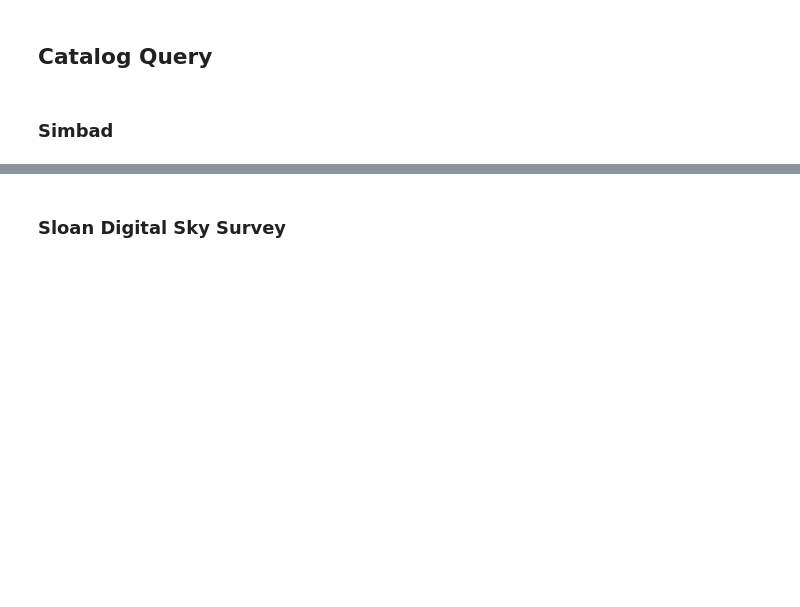
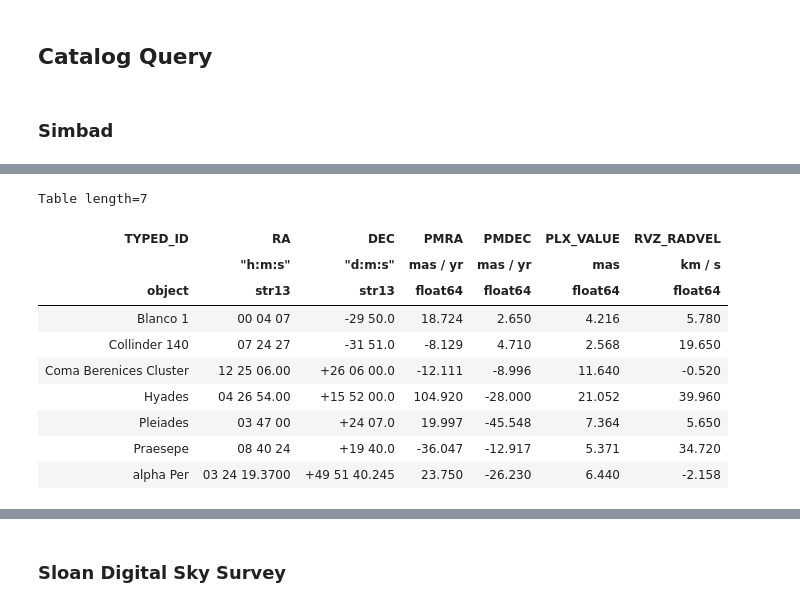
Before and after one commit to Dishwasha/cas-tau, a Jupyter notebook: AstropyTutorial.ipynb, the cells around one changed output, grey strips where cells are left out. Saved outputs shown, nothing was run; the diff lists cells and outputs as text; code cells hidden in the pictures; blank space fills up the shorter version.

Commit message:
Simbad query

```diff
--- a/AstropyTutorial.ipynb
+++ b/AstropyTutorial.ipynb
@@ -407,0 +410,17 @@ pleiades.galactic
+# %%
+clusters = ['Blanco 1',
+ 'Collinder 140',
+ 'Coma Berenices Cluster',
+ 'Hyades',
+ 'Pleiades',
+ 'Praesepe',
+ 'alpha Per']
+# %%
+# customize the query so that it returns parallax and proper motion measurements
+#Need the Simbad module from Astroquery
+from astroquery.simbad import Simbad
+from astropy.time import Time
+
+mySimbad = Simbad()
+mySimbad.add_votable_fields('parallax', 'pm','velocity','typed_id')
+mySimbad.get_votable_fields()
@@ -407,0 +429,3 @@ pleiades.galactic
+# %%
+#from astropy.table import Table, vstack
+res_table = vstack([mySimbad.query_object(c) for c in clusters],join_type='exact')
@@ -407,0 +434,14 @@ pleiades.galactic
+# %%
+res_table[['TYPED_ID','RA', 'DEC','PMRA','PMDEC','PLX_VALUE','RVZ_RADVEL']]
+# %% [output]
+Table length=7
+| TYPED_ID | RA | DEC | PMRA | PMDEC | PLX_VALUE | RVZ_RADVEL |
+|  | "h:m:s" | "d:m:s" | mas / yr | mas / yr | mas | km / s |
+| object | str13 | str13 | float64 | float64 | float64 | float64 |
+| Blanco 1 | 00 04 07 | -29 50.0 | 18.724 | 2.650 | 4.216 | 5.780 |
+| Collinder 140 | 07 24 27 | -31 51.0 | -8.129 | 4.710 | 2.568 | 19.650 |
+| Coma Berenices Cluster | 12 25 06.00 | +26 06 00.0 | -12.111 | -8.996 | 11.640 | -0.520 |
+| Hyades | 04 26 54.00 | +15 52 00.0 | 104.920 | -28.000 | 21.052 | 39.960 |
+| Pleiades | 03 47 00 | +24 07.0 | 19.997 | -45.548 | 7.364 | 5.650 |
+| Praesepe | 08 40 24 | +19 40.0 | -36.047 | -12.917 | 5.371 | 34.720 |
+| alpha Per | 03 24 19.3700 | +49 51 40.245 | 23.750 | -26.230 | 6.440 | -2.158 |
```
Also changed, not shown: parts of 10 cells of this notebook.
